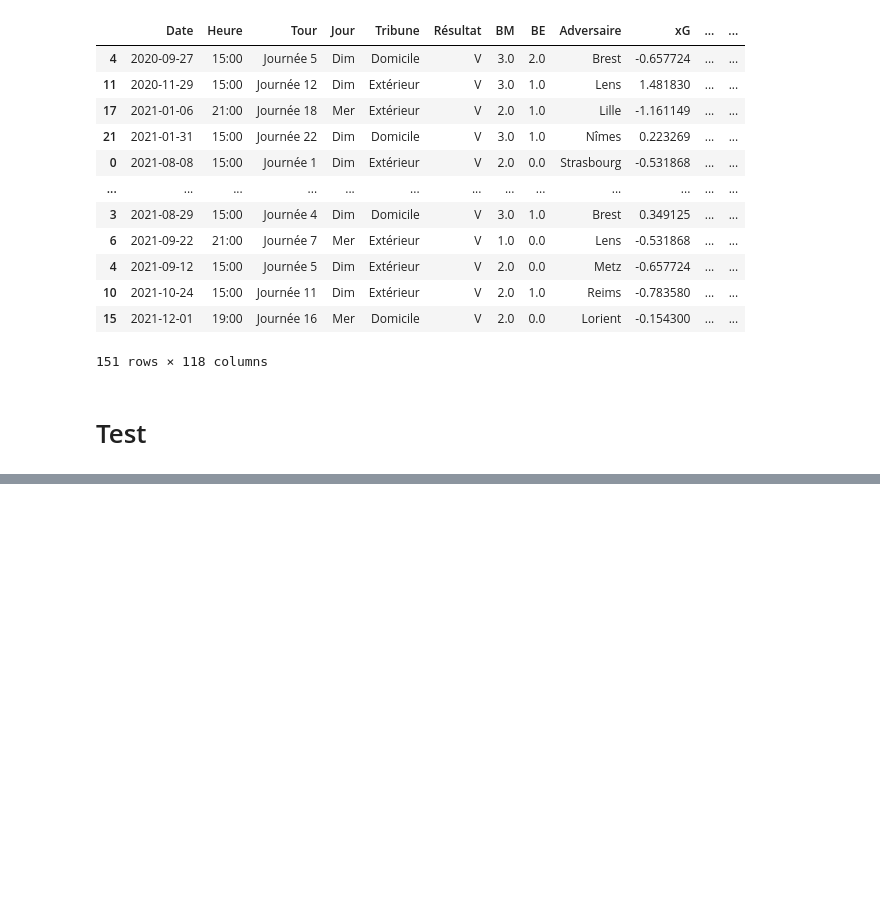
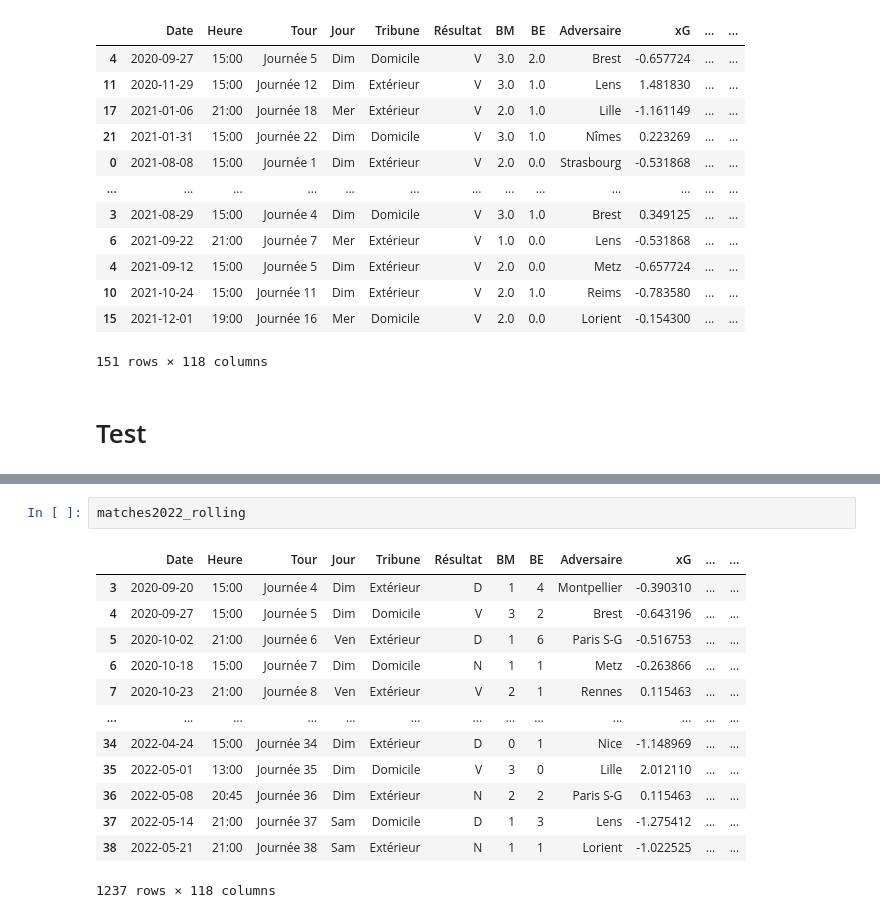
Before and after one commit to Tomlora/Ligue1, a Jupyter notebook: prediction.ipynb, the cells around one changed output, grey strips where cells are left out. Drawn from its saved outputs; the diff is of its cells as text; blank space fills up the shorter version.

```diff
--- a/prediction.ipynb
+++ b/prediction.ipynb
@@ -315,0 +368,16 @@ matches_rolling[(matches_rolling['Target'] == 1) & (matches_rolling['predict'] !
+# %%
+matches2022_rolling
+# %% [output]
+|  | Date | Heure | Tour | Jour | Tribune | Résultat | BM | BE | Adversaire | xG | ... | ... |
+| 3 | 2020-09-20 | 15:00 | Journée 4 | Dim | Extérieur | D | 1 | 4 | Montpellier | -0.390310 | ... | ... |
+| 4 | 2020-09-27 | 15:00 | Journée 5 | Dim | Domicile | V | 3 | 2 | Brest | -0.643196 | ... | ... |
+| 5 | 2020-10-02 | 21:00 | Journée 6 | Ven | Extérieur | D | 1 | 6 | Paris S-G | -0.516753 | ... | ... |
+| 6 | 2020-10-18 | 15:00 | Journée 7 | Dim | Domicile | N | 1 | 1 | Metz | -0.263866 | ... | ... |
+| 7 | 2020-10-23 | 21:00 | Journée 8 | Ven | Extérieur | V | 2 | 1 | Rennes | 0.115463 | ... | ... |
+| ... | ... | ... | ... | ... | ... | ... | ... | ... | ... | ... | ... | ... |
+| 34 | 2022-04-24 | 15:00 | Journée 34 | Dim | Extérieur | D | 0 | 1 | Nice | -1.148969 | ... | ... |
+| 35 | 2022-05-01 | 13:00 | Journée 35 | Dim | Domicile | V | 3 | 0 | Lille | 2.012110 | ... | ... |
+| 36 | 2022-05-08 | 20:45 | Journée 36 | Dim | Extérieur | N | 2 | 2 | Paris S-G | 0.115463 | ... | ... |
+| 37 | 2022-05-14 | 21:00 | Journée 37 | Sam | Domicile | D | 1 | 3 | Lens | -1.275412 | ... | ... |
+| 38 | 2022-05-21 | 21:00 | Journée 38 | Sam | Extérieur | N | 1 | 1 | Lorient | -1.022525 | ... | ... |
+1237 rows × 118 columns
```
Also changed, not shown: parts of 5 cells of this notebook.
